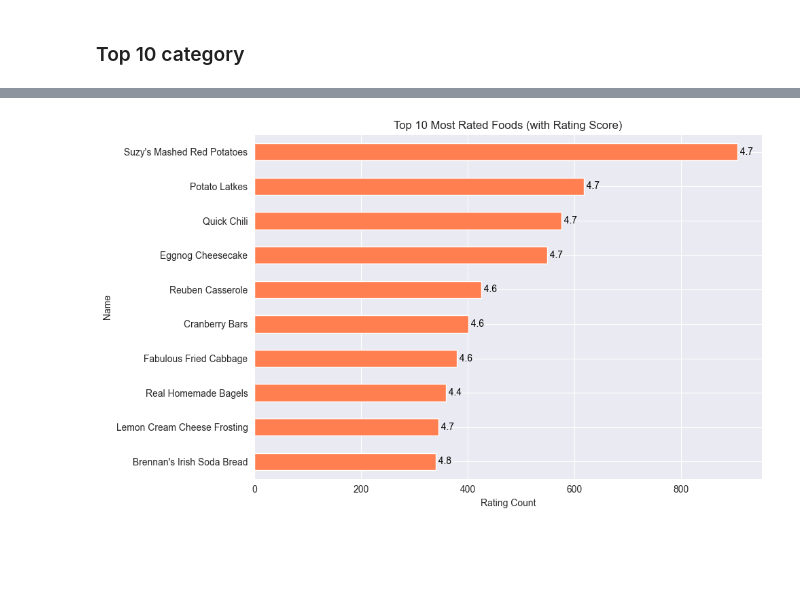
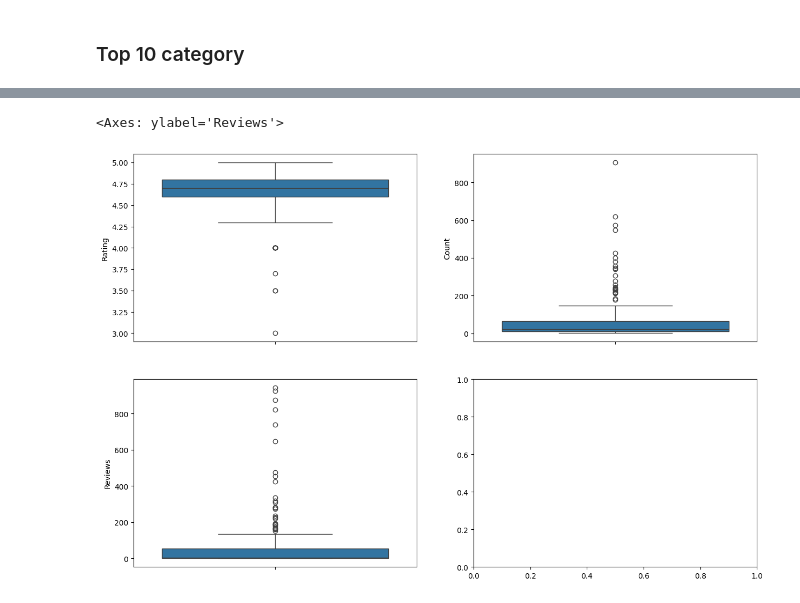
Before and after one commit to Radayou07/Recipe, a Jupyter notebook: PDS_Project_Team_7_Recipe.ipynb, the cells around one changed output, grey strips where cells are left out. Drawn from its saved outputs; the diff is of its cells as text; code cells hidden in the pictures; blank space fills up the shorter version.

```diff
--- a/PDS_Project_Team_7_Recipe.ipynb
+++ b/PDS_Project_Team_7_Recipe.ipynb
@@ -249,7 +254,6 @@ We remove serving becuase if it doesnt have serving which mean it not food but m
 print("Before remove servings and dup: ", df.shape)
 df = df.dropna(subset=['Servings'])
 df = df.drop_duplicates()
-df = df.dropna(subset=['Category'])
 print("After remove servings and dup: ", df.shape)
 # %% [output]
 Before remove servings and dup:  (196, 8)
@@ -266,8 +270,6 @@ df['Cook Time'] = df['Cook Time'].fillna(df['Cook Time'].median())
 df.to_csv('Recipes-data.csv', index=False)
 # %% [markdown]
 # EDA
-# %%
-sns.set_style("darkgrid")
 # %%
 df.describe()
 # %% [output]
@@ -355,26 +312,9 @@ plt.show()
-# %%
-import matplotlib.pyplot as plt
-
-# Group by food name
-grouped_name = df.groupby('Name').agg({
-    'Count': 'mean',
-    'Rating': 'mean'
-}).sort_values('Count', ascending=False).head(10)
-
-ax = grouped_name['Count'].plot(kind='barh', figsize=(10, 6), color='coral')
-
-for i, p in enumerate(ax.patches):
-    rating_value = round(grouped_name['Rating'].iloc[i], 2)
-    ax.annotate(
-        f" {rating_value}",
-        (p.get_width(), p.get_y() + p.get_height() / 2),
-        ha='left', va='center', fontsize=10, color='black'
-    )
-
-plt.xlabel("Rating Count")
-plt.title("Top 10 Most Rated Foods (with Rating Score)")
-plt.gca().invert_yaxis()
-plt.tight_layout()
-plt.show()
-# %% [output]
-[figure, removed]
+# %%
+fg, ax = plt.subplots(2, 2, figsize=(15,10))
+ax = ax.flatten()
+sns.boxplot(df['Rating'], ax=ax[0])
+sns.boxplot(df['Count'], ax=ax[1])
+sns.boxplot(df['Reviews'], ax=ax[2])
+# %% [output]
+<Axes: ylabel='Reviews'>
+[figure, added]
```
Also changed, not shown: parts of 10 cells of this notebook.
